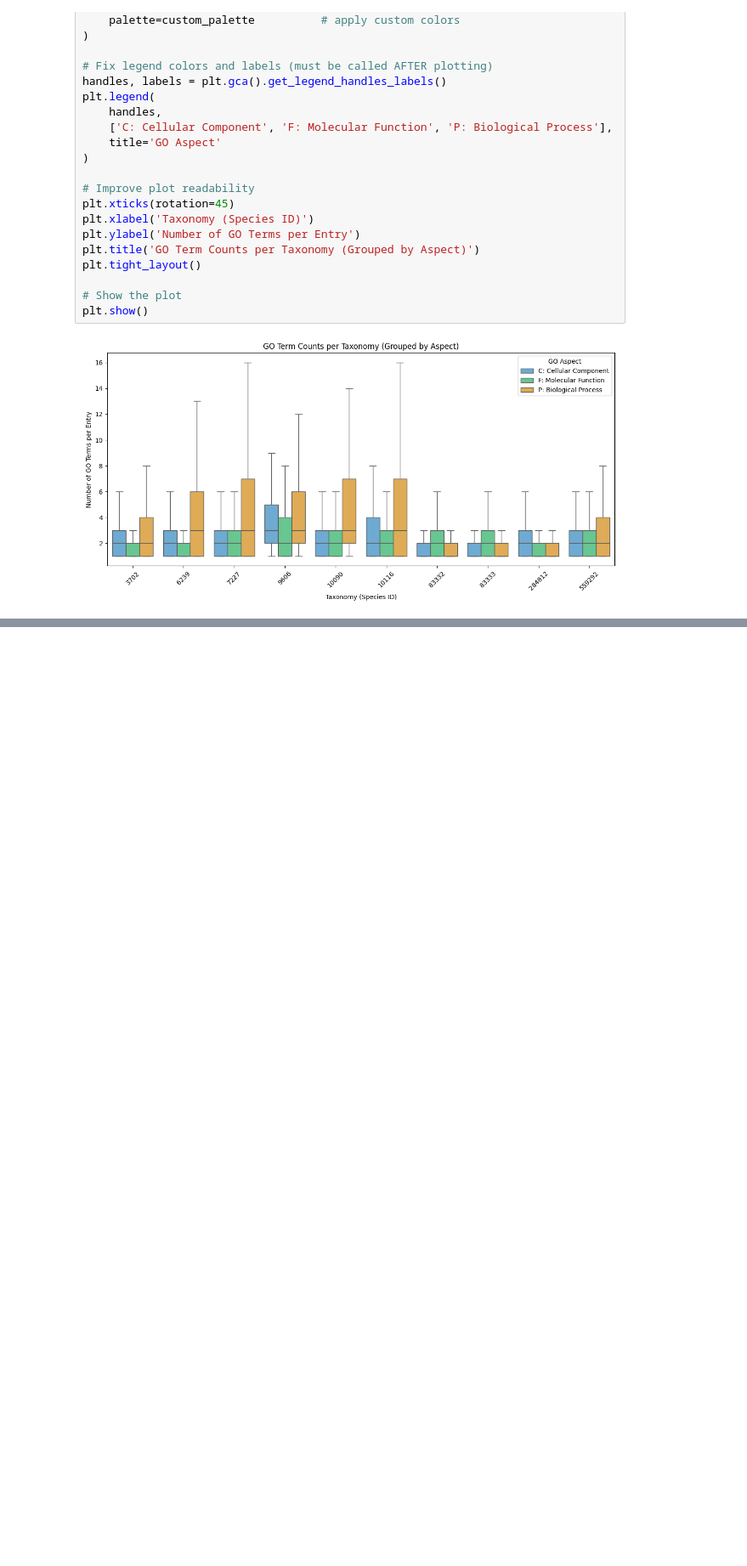
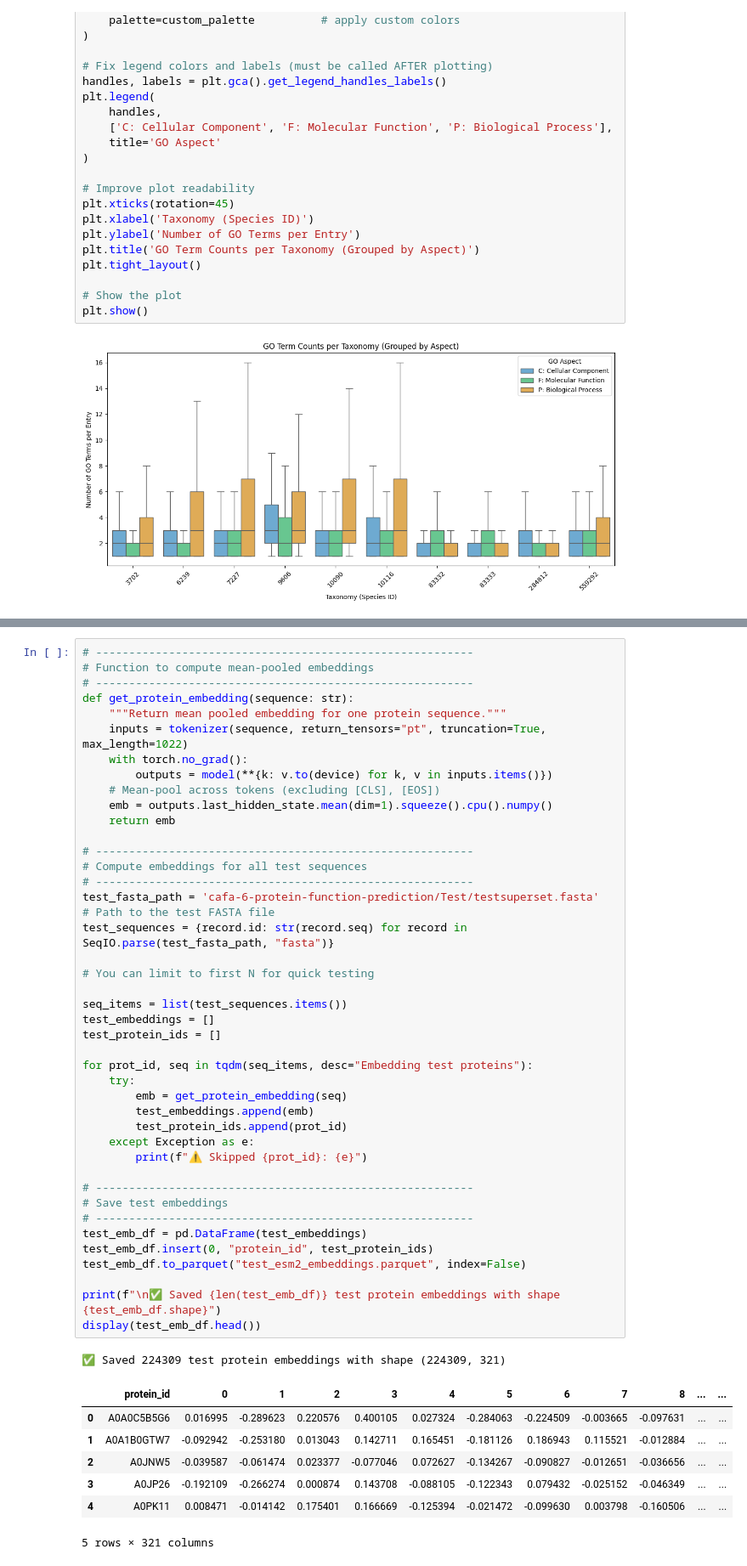
Before and after one commit to cerealhugger/cafa6-protein-function-analysis, a Jupyter notebook: data_analysis.ipynb, the cells around one changed output, grey strips where cells are left out. Shown at 85% size. Cells and saved outputs as stored; diff of their text form; blank space fills up the shorter version.

```diff
--- a/data_analysis.ipynb
+++ b/data_analysis.ipynb
@@ -378,0 +461,51 @@ plt.show()
+# %%
+# ---------------------------------------------------------
+# Function to compute mean-pooled embeddings
+# ---------------------------------------------------------
+def get_protein_embedding(sequence: str):
+    """Return mean pooled embedding for one protein sequence."""
+    inputs = tokenizer(sequence, return_tensors="pt", truncation=True, max_length=1022)
+    with torch.no_grad():
+        outputs = model(**{k: v.to(device) for k, v in inputs.items()})
+    # Mean-pool across tokens (excluding [CLS], [EOS])
+    emb = outputs.last_hidden_state.mean(dim=1).squeeze().cpu().numpy()
+    return emb
+
+# ---------------------------------------------------------
+# Compute embeddings for all test sequences
+# ---------------------------------------------------------
+test_fasta_path = 'cafa-6-protein-function-prediction/Test/testsuperset.fasta'  # Path to the test FASTA file
+test_sequences = {record.id: str(record.seq) for record in SeqIO.parse(test_fasta_path, "fasta")}
+
+# You can limit to first N for quick testing
+
+seq_items = list(test_sequences.items())
+test_embeddings = []
+test_protein_ids = []
+
+for prot_id, seq in tqdm(seq_items, desc="Embedding test proteins"):
+    try:
+        emb = get_protein_embedding(seq)
+        test_embeddings.append(emb)
+        test_protein_ids.append(prot_id)
+    except Exception as e:
+        print(f"⚠️ Skipped {prot_id}: {e}")
+
+# ---------------------------------------------------------
+# Save test embeddings
+# ---------------------------------------------------------
+test_emb_df = pd.DataFrame(test_embeddings)
+test_emb_df.insert(0, "protein_id", test_protein_ids)
+test_emb_df.to_parquet("test_esm2_embeddings.parquet", index=False)
+
+print(f"\n✅ Saved {len(test_emb_df)} test protein embeddings with shape {test_emb_df.shape}")
+display(test_emb_df.head())
+# %% [output]
+✅ Saved 224309 test protein embeddings with shape (224309, 321)
+|  | protein_id | 0 | 1 | 2 | 3 | 4 | 5 | 6 | 7 | 8 | ... | ... |
+| 0 | A0A0C5B5G6 | 0.016995 | -0.289623 | 0.220576 | 0.400105 | 0.027324 | -0.284063 | -0.224509 | -0.003665 | -0.097631 | ... | ... |
+| 1 | A0A1B0GTW7 | -0.092942 | -0.253180 | 0.013043 | 0.142711 | 0.165451 | -0.181126 | 0.186943 | 0.115521 | -0.012884 | ... | ... |
+| 2 | A0JNW5 | -0.039587 | -0.061474 | 0.023377 | -0.077046 | 0.072627 | -0.134267 | -0.090827 | -0.012651 | -0.036656 | ... | ... |
+| 3 | A0JP26 | -0.192109 | -0.266274 | 0.000874 | 0.143708 | -0.088105 | -0.122343 | 0.079432 | -0.025152 | -0.046349 | ... | ... |
+| 4 | A0PK11 | 0.008471 | -0.014142 | 0.175401 | 0.166669 | -0.125394 | -0.021472 | -0.099630 | 0.003798 | -0.160506 | ... | ... |
+5 rows × 321 columns
```
Also changed, not shown: parts of 9 cells of this notebook, 1 other file.
